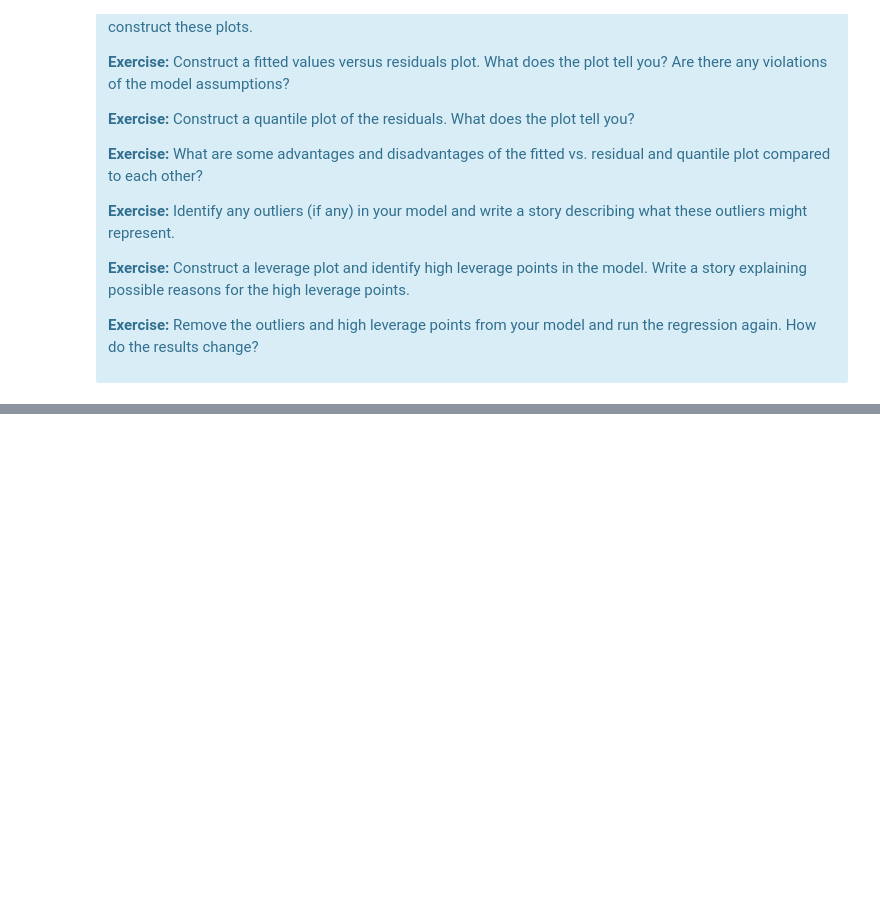
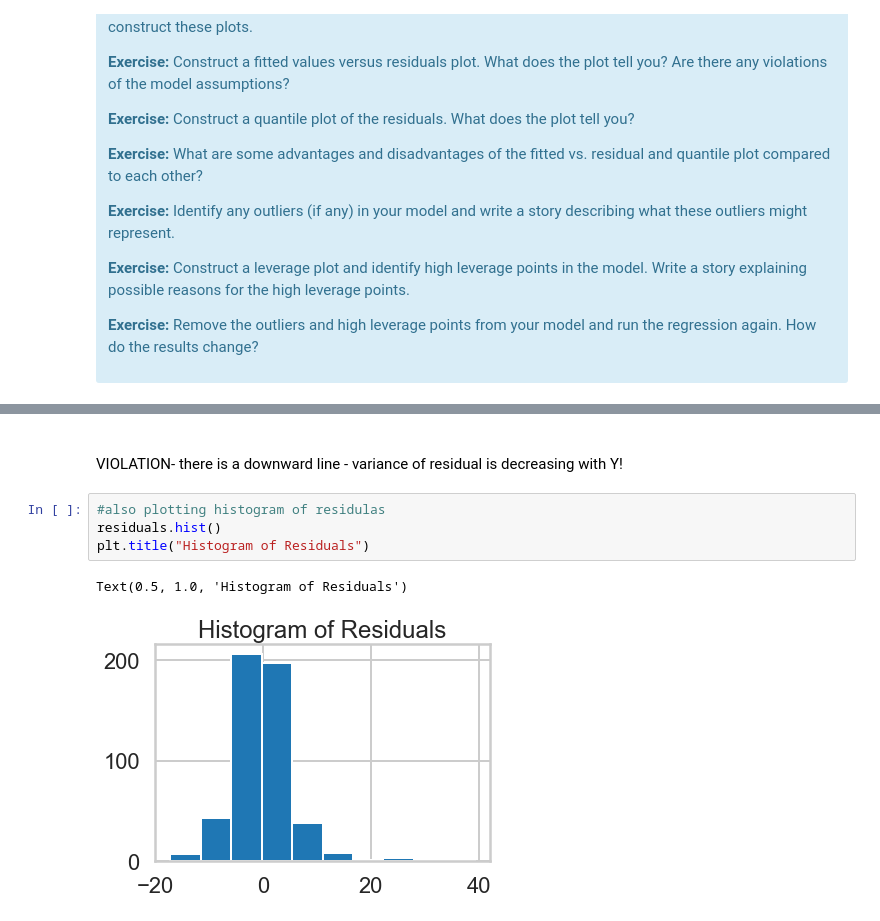
Before and after one commit to rpmallya/mec-mini-projects, a Jupyter notebook: mec-11.4.1-linear-regression-mini-project/Mini_Project_Linear_Regression-Rohan.ipynb, the cells around one changed output, grey strips where cells are left out. Drawn from its saved outputs; the diff is of its cells as text; blank space fills up the shorter version.

```diff
--- a/mec-11.4.1-linear-regression-mini-project/Mini_Project_Linear_Regression-Rohan.ipynb
+++ b/mec-11.4.1-linear-regression-mini-project/Mini_Project_Linear_Regression-Rohan.ipynb
@@ -954,0 +981,9 @@ Text(0, 0.5, 'Residuals')
+# %% [markdown]
+<Br> VIOLATION- there is a downward line - variance of residual is decreasing with Y!
+# %%
+#also plotting histogram of residulas
+residuals.hist()
+plt.title("Histogram of Residuals")
+# %% [output]
+Text(0.5, 1.0, 'Histogram of Residuals')
+[figure, added]
```
Also changed, not shown: parts of 15 cells of this notebook.
